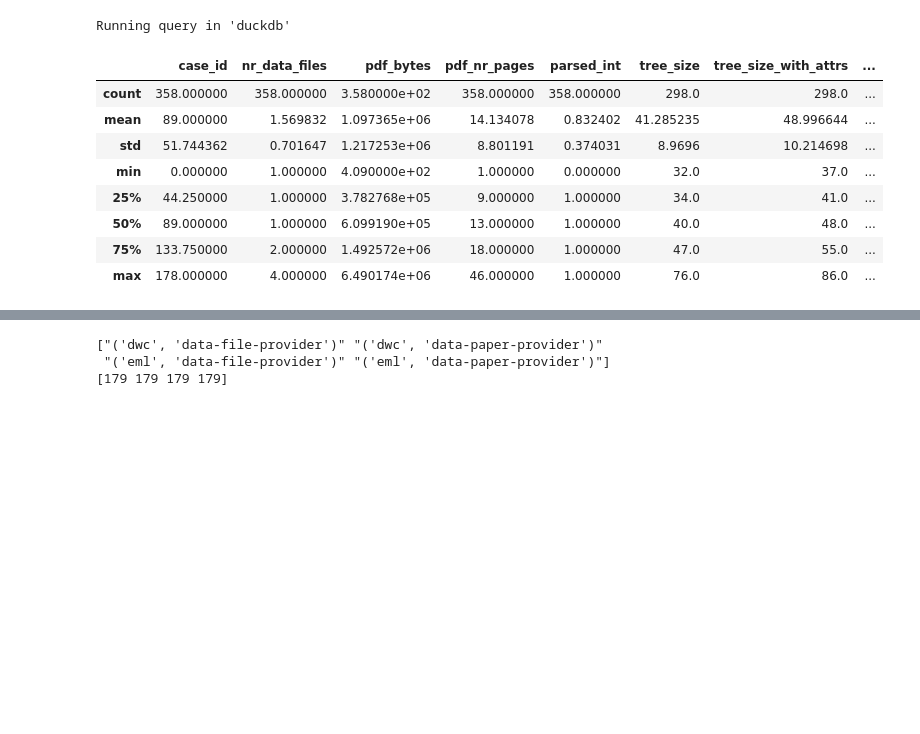
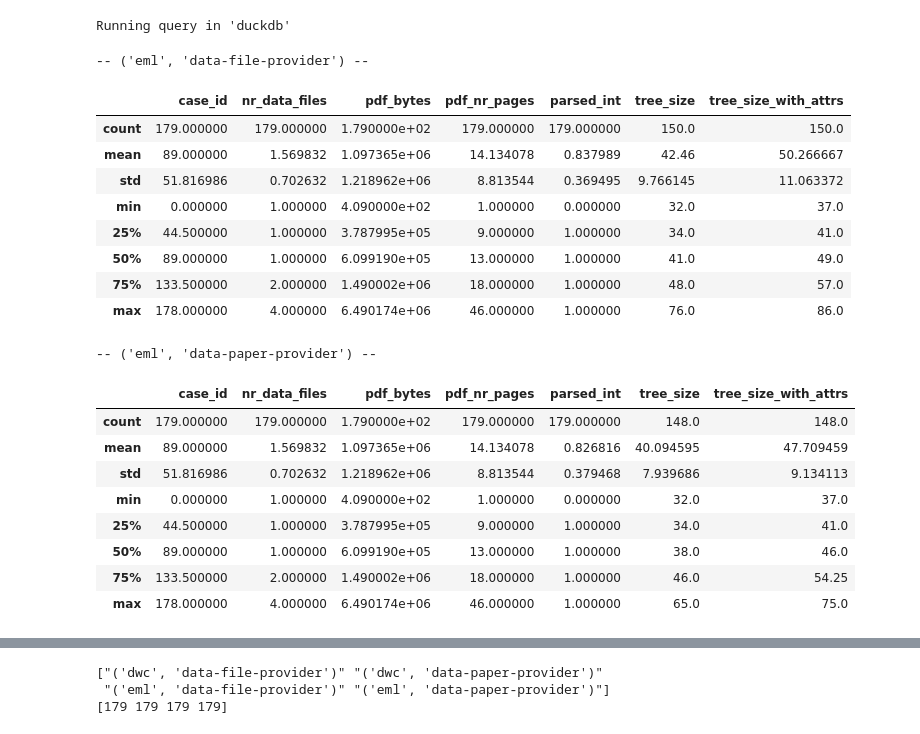
Before and after one commit to mitja-o/metadata-assistant, a Jupyter notebook: analysis/experiment_results_collected.ipynb, the cells around one changed output, grey strips where cells are left out. Cells and saved outputs as stored; diff of their text form; code cells hidden in the pictures; blank space fills up the shorter version.

```diff
--- a/analysis/experiment_results_collected.ipynb
+++ b/analysis/experiment_results_collected.ipynb
@@ -621,0 +634,4 @@ Running query in 'duckdb'
+# %%
+for name, group in gt_experiment_tree_info_grand.groupby("mschema"):
+    print(f"-- {name} --")
+    display(group.describe())
@@ -621,0 +668,4 @@ Running query in 'duckdb'
+# %%
+for name, group in gt_experiment_tree_info_node.groupby("mschema"):
+    print(f"-- {name} --")
+    display(group.describe())
@@ -671,0 +725,8 @@ experiment_tree_info_grand_dwc.describe()
+# %%
+for name, group in experiment_tree_info_grand_dwc.groupby(["mschema", "treatment_repl"]):
+    print(f"-- {name} --")
+    display(
+        group[
+            ["case_id", "nr_data_files", "pdf_bytes", "pdf_nr_pages", "parsed_int", "tree_size", "tree_size_with_attrs"]
+        ].describe()
+    )
@@ -672,3 +754,9 @@ experiment_tree_info_grand_dwc.describe()
 # %%
-experiment_tree_info_node_dwc.describe()
+for name, group in experiment_tree_info_node_dwc.groupby(["mschema", "treatment_repl"]):
+    print(f"-- {name} --")
+    display(
+        group[
+            ["case_id", "nr_data_files", "pdf_bytes", "pdf_nr_pages", "parsed_int", "node_depth", "node_degree"]
+        ].describe()
+    )
 # %% [output]
@@ -714,15 +813,32 @@ WHERE mschema = 'eml'
 # %% [output]
 Running query in 'duckdb'
 # %%
-experiment_tree_info_grand_eml.describe()
+for name, group in experiment_tree_info_grand_eml.groupby(["mschema", "treatment_repl"]):
+    print(f"-- {name} --")
+    display(
+        group[
+            ["case_id", "nr_data_files", "pdf_bytes", "pdf_nr_pages", "parsed_int", "tree_size", "tree_size_with_attrs"]
+        ].describe()
+    )
 # %% [output]
+-- ('eml', 'data-file-provider') --
-|  | case_id | nr_data_files | pdf_bytes | pdf_nr_pages | parsed_int | tree_size | tree_size_with_attrs | ... |
-| count | 358.000000 | 358.000000 | 3.580000e+02 | 358.000000 | 358.000000 | 298.0 | 298.0 | ... |
-| mean | 89.000000 | 1.569832 | 1.097365e+06 | 14.134078 | 0.832402 | 41.285235 | 48.996644 | ... |
-| std | 51.744362 | 0.701647 | 1.217253e+06 | 8.801191 | 0.374031 | 8.9696 | 10.214698 | ... |
-| min | 0.000000 | 1.000000 | 4.090000e+02 | 1.000000 | 0.000000 | 32.0 | 37.0 | ... |
-| 25% | 44.250000 | 1.000000 | 3.782768e+05 | 9.000000 | 1.000000 | 34.0 | 41.0 | ... |
-| 50% | 89.000000 | 1.000000 | 6.099190e+05 | 13.000000 | 1.000000 | 40.0 | 48.0 | ... |
-| 75% | 133.750000 | 2.000000 | 1.492572e+06 | 18.000000 | 1.000000 | 47.0 | 55.0 | ... |
-| max | 178.000000 | 4.000000 | 6.490174e+06 | 46.000000 | 1.000000 | 76.0 | 86.0 | ... |
+|  | case_id | nr_data_files | pdf_bytes | pdf_nr_pages | parsed_int | tree_size | tree_size_with_attrs |
+| count | 179.000000 | 179.000000 | 1.790000e+02 | 179.000000 | 179.000000 | 150.0 | 150.0 |
+| mean | 89.000000 | 1.569832 | 1.097365e+06 | 14.134078 | 0.837989 | 42.46 | 50.266667 |
+| std | 51.816986 | 0.702632 | 1.218962e+06 | 8.813544 | 0.369495 | 9.766145 | 11.063372 |
+| min | 0.000000 | 1.000000 | 4.090000e+02 | 1.000000 | 0.000000 | 32.0 | 37.0 |
+| 25% | 44.500000 | 1.000000 | 3.787995e+05 | 9.000000 | 1.000000 | 34.0 | 41.0 |
+| 50% | 89.000000 | 1.000000 | 6.099190e+05 | 13.000000 | 1.000000 | 41.0 | 49.0 |
+| 75% | 133.500000 | 2.000000 | 1.490002e+06 | 18.000000 | 1.000000 | 48.0 | 57.0 |
+| max | 178.000000 | 4.000000 | 6.490174e+06 | 46.000000 | 1.000000 | 76.0 | 86.0 |
+-- ('eml', 'data-paper-provider') --
+|  | case_id | nr_data_files | pdf_bytes | pdf_nr_pages | parsed_int | tree_size | tree_size_with_attrs |
+| count | 179.000000 | 179.000000 | 1.790000e+02 | 179.000000 | 179.000000 | 148.0 | 148.0 |
+| mean | 89.000000 | 1.569832 | 1.097365e+06 | 14.134078 | 0.826816 | 40.094595 | 47.709459 |
+| std | 51.816986 | 0.702632 | 1.218962e+06 | 8.813544 | 0.379468 | 7.939686 | 9.134113 |
+| min | 0.000000 | 1.000000 | 4.090000e+02 | 1.000000 | 0.000000 | 32.0 | 37.0 |
+| 25% | 44.500000 | 1.000000 | 3.787995e+05 | 9.000000 | 1.000000 | 34.0 | 41.0 |
+| 50% | 89.000000 | 1.000000 | 6.099190e+05 | 13.000000 | 1.000000 | 38.0 | 46.0 |
+| 75% | 133.500000 | 2.000000 | 1.490002e+06 | 18.000000 | 1.000000 | 46.0 | 54.25 |
+| max | 178.000000 | 4.000000 | 6.490174e+06 | 46.000000 | 1.000000 | 65.0 | 75.0 |
 # %%
```
Also changed, not shown: parts of 47 cells of this notebook.
